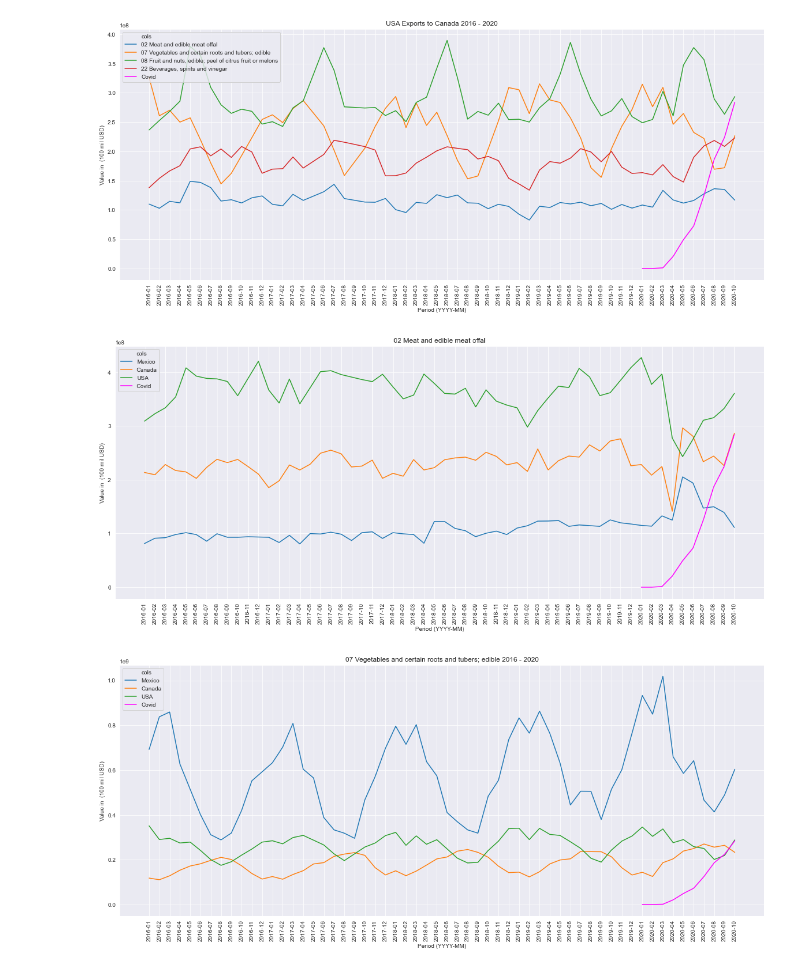
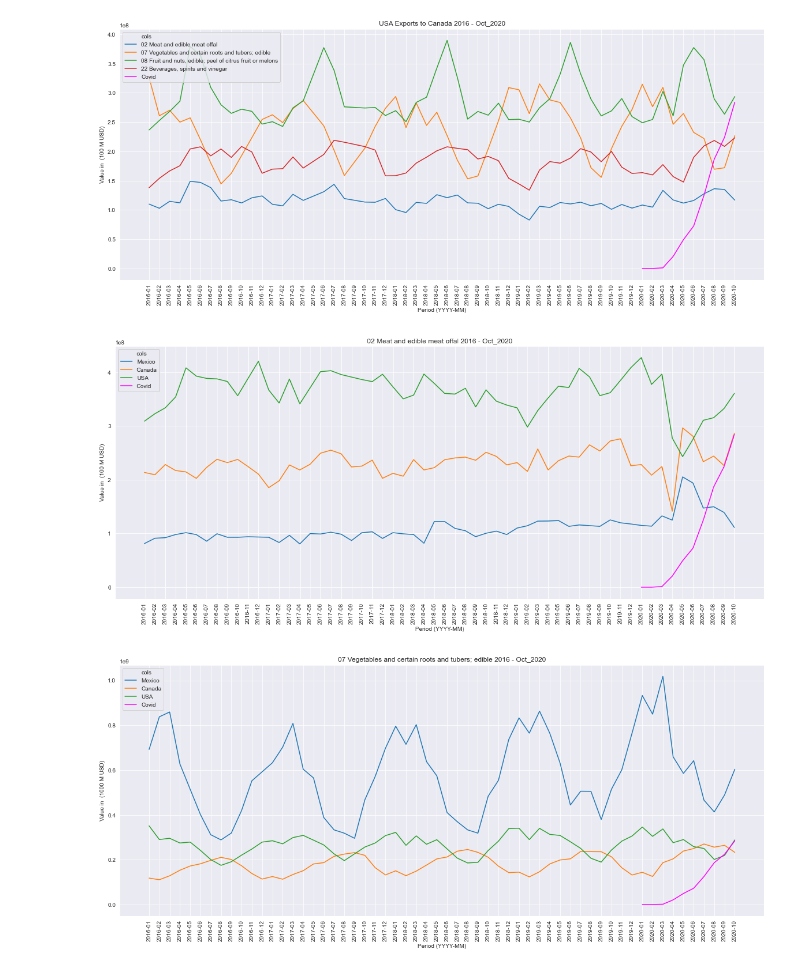
Before and after one commit to Abigail-GG/Project-1, a Jupyter notebook: tmec_analysis.ipynb, the cells around one changed output. Drawn from its saved outputs; the diff is of its cells as text; code cells hidden in the pictures.

```diff
--- a/tmec_analysis.ipynb
+++ b/tmec_analysis.ipynb
@@ -233,19 +234,19 @@ plt.show()
 # %%
 
 plot_meat =meat_exp_df.melt('index', var_name='cols',  value_name='vals')
 plot_covid =na_cov_df2.melt('index', var_name='cols',  value_name='vals')
 plt.figure(figsize=(20, 8))
 sns.set_style("darkgrid")
 meat = sns.lineplot(x="index", y="vals", hue='cols', data=plot_meat)
 cov_mex = sns.lineplot(x="index", y="vals", color='magenta', data=plot_covid, label='Covid')
 plt.legend(loc='upper left')
 plt.xticks(rotation='vertical')
-plt.ylabel('Value in  (100 mil USD)')
+plt.ylabel('Value in  (100 M USD)')
 plt.xlabel('Period (YYYY-MM)')
-plt.title(f"02 Meat and edible meat offal")
+plt.title(f"02 Meat and edible meat offal 2016 - Oct_2020")
 plt.show()
 # %% [output]
-[figure, old version]
+[figure, new version]
 # %%
 plot_veg =veg_exp_df.melt('index', var_name='cols',  value_name='vals')
 plot_covid =na_cov_df2.melt('index', var_name='cols',  value_name='vals')
```
Also changed, not shown: parts of 9 cells of this notebook.
